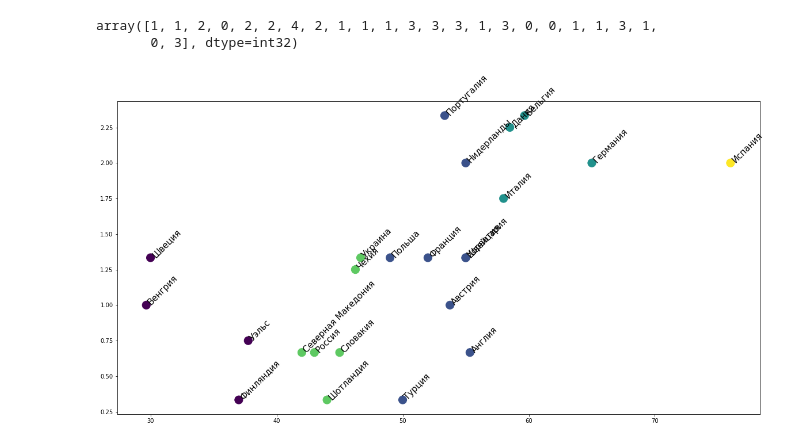
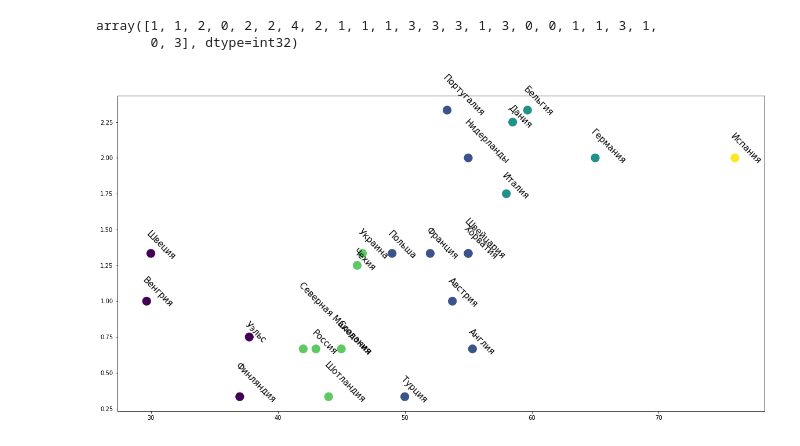
Before and after one commit to v5v5/data-euro-2020, a Jupyter notebook: data_euro_2020.ipynb, the cells around one changed output. Drawn from its saved outputs; the diff is of its cells as text; code cells hidden in the pictures.

```diff
--- a/data_euro_2020.ipynb
+++ b/data_euro_2020.ipynb
@@ -233,8 +233,9 @@ array([1, 1, 2, 0, 2, 2, 4, 2, 1, 1, 1, 3, 3, 3, 1, 3, 0, 0, 1, 1, 3, 1,
 # %%
 fig, ax = plt.subplots(figsize=(20, 10))
 ax.scatter(X[:,0], X[:,1], c = km.labels_, s=200)
 for i, txt in enumerate(teams):
-    ax.annotate(txt, (X[:,0][i], X[:,1][i]), fontsize =15, rotation=45)
+    ax.annotate(txt, (X[:,0][i], X[:,1][i]), fontsize =15, rotation=-45,
+                xytext=(-10, -10), textcoords='offset points')
     # ax.text(X[:,0][i], X[:,1][i], txt, fontsize=15, rotation=45)
 # %% [output]
-[figure, old version]
+[figure, new version]
```
